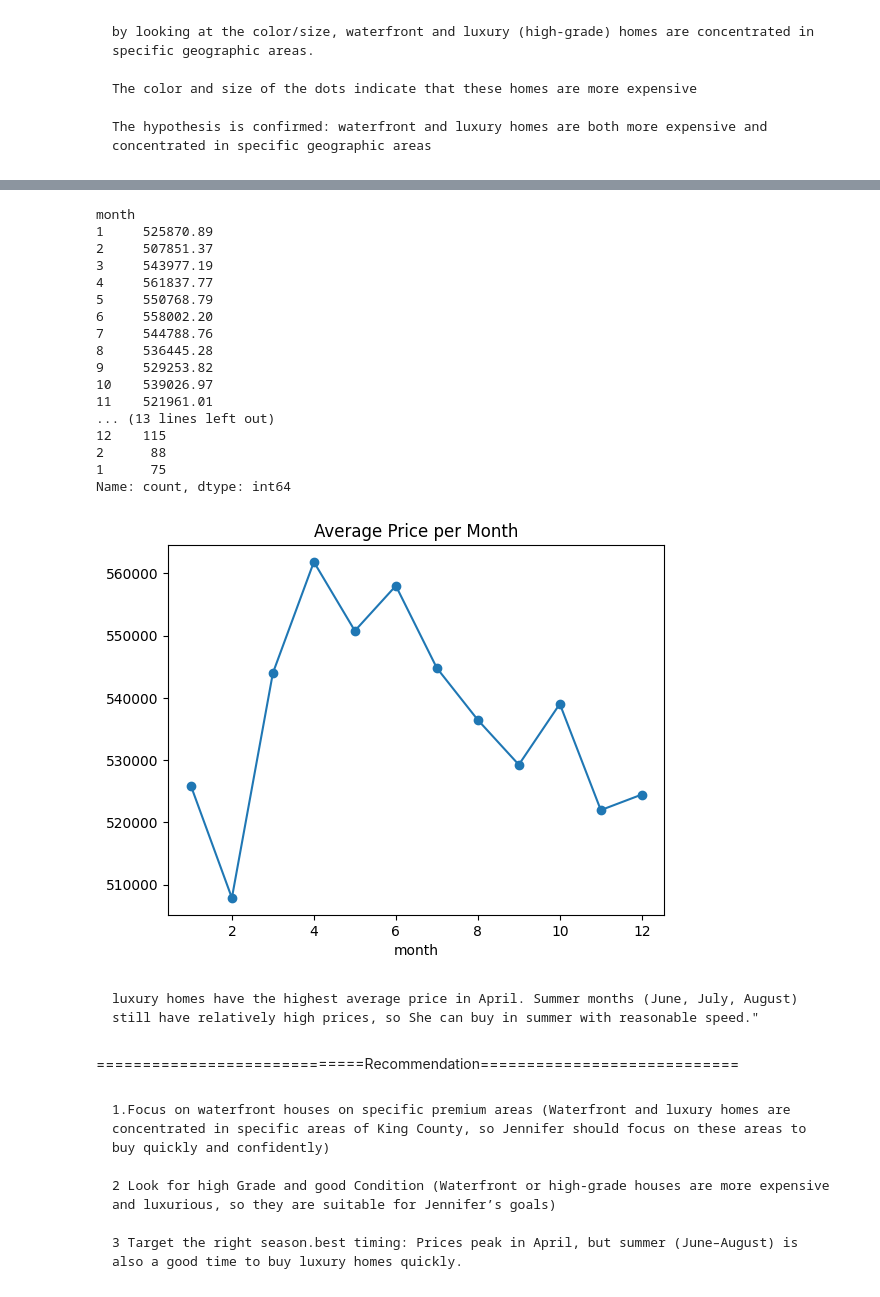
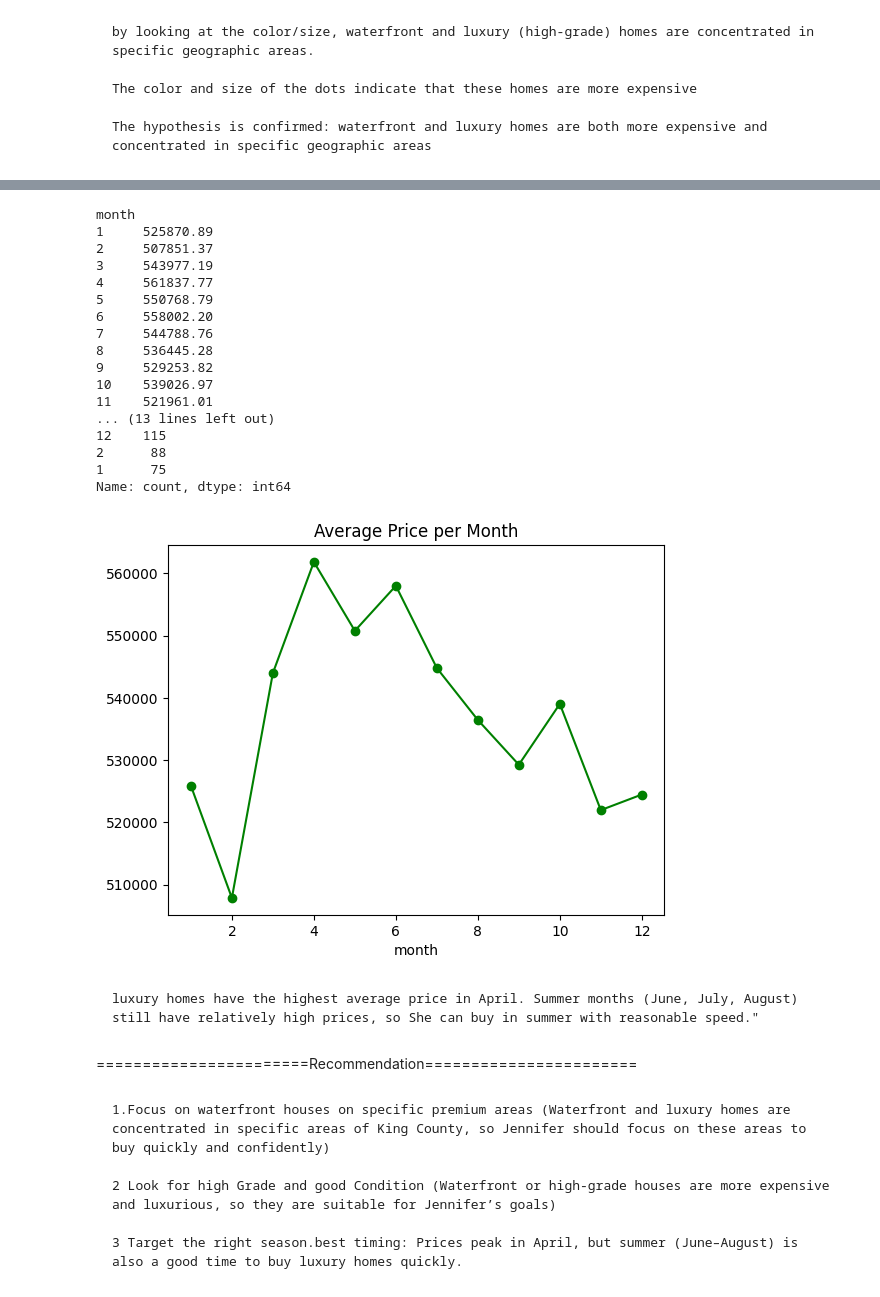
Before and after one commit to STofighi71/EDA-King-County-Dataset, a Jupyter notebook: Task.ipynb, the cells around one changed output, grey strips where cells are left out. Drawn from its saved outputs; the diff is of its cells as text; code cells hidden in the pictures.

```diff
--- a/Task.ipynb
+++ b/Task.ipynb
@@ -7,7 +7,7 @@ import matplotlib.pyplot as plt
 import plotly.express as px
 
 #Read in the data
-df=pd.read_csv("./data/kc_house_data.csv")
+df=pd.read_csv("./Data/kc_house_data.csv")
 
 # #View the data
 df.head()
@@ -282,39 +298,39 @@ Name: price, dtype: float64
 mean_month = df.groupby("month")["price"].mean()
 print(round(mean_month,2))
 
 print("-------------")
 
 #Counting the number of luxury sales per month
 luxury = df[(df['waterfront'] == 1) | (df['grade'] >= 10)]
 print(luxury['month'].value_counts())
 
 
 # Visualisation- trend of average price changes,where the price goes up or down over the months
-mean_month.plot(kind='line', marker='o', title="Average Price per Month")
+mean_month.plot(kind='line', marker='o', title="Average Price per Month", color='green')
 plt.show()
 # %% [output]
 month
 1     525870.89
 2     507851.37
 3     543977.19
 4     561837.77
 5     550768.79
 6     558002.20
 7     544788.76
 8     536445.28
 9     529253.82
 10    539026.97
 11    521961.01
 ... (13 lines left out)
 12    115
 2      88
 1      75
 Name: count, dtype: int64
-[figure, old version]
+[figure, new version]
 # %% [markdown]
     luxury homes have the highest average price in April. Summer months (June, July, August) still have relatively high prices, so She can buy in summer with reasonable speed."
 # %% [markdown]
-=============================Recommendation============================
+=======================Recommendation=======================
 # %% [markdown]
 
 
```
Also changed, not shown: parts of 14 cells of this notebook.
